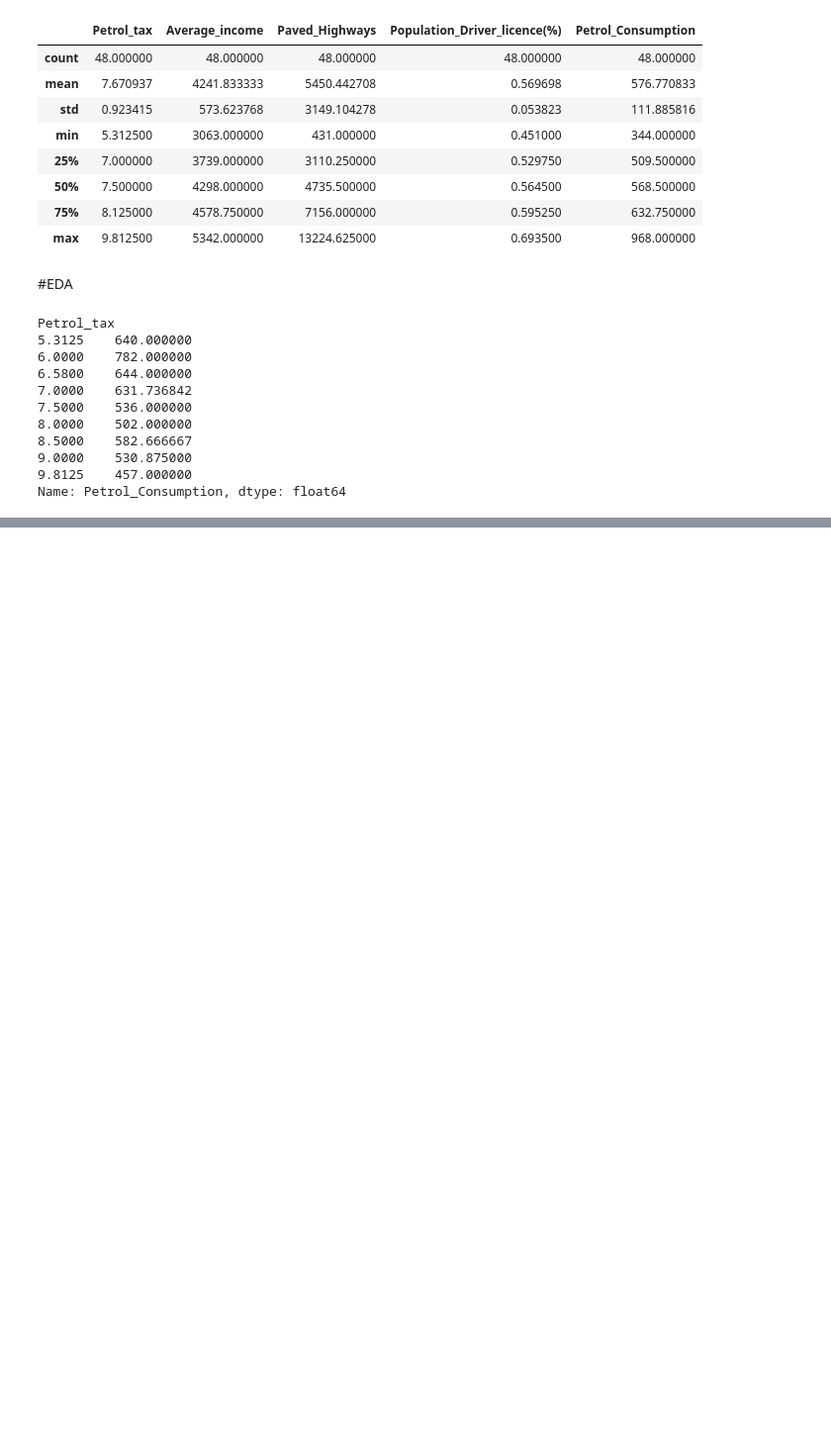
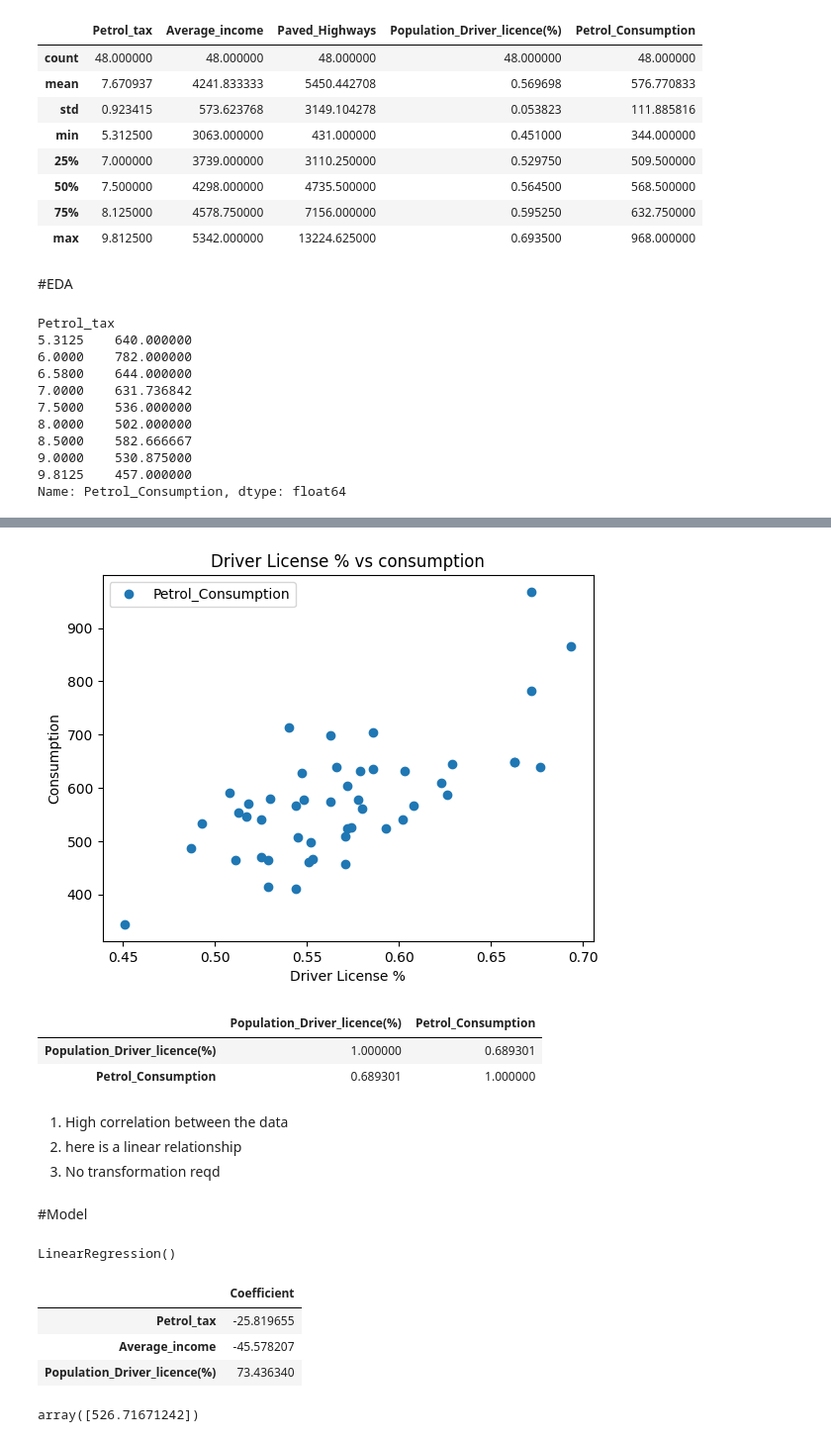
Before and after one commit to Prasanthsrinivas/petrol-consumption, a Jupyter notebook: Petrol_consumption.ipynb, the cells around one changed output, grey strips where cells are left out. Shown: that part at 99% size. Saved outputs shown, nothing was run; the diff lists cells and outputs as text; code cells hidden in the pictures; blank space fills up the shorter version.

```diff
--- a/Petrol_consumption.ipynb
+++ b/Petrol_consumption.ipynb
@@ -130,0 +185,16 @@ Name: Petrol_Consumption, dtype: float64
+# %%
+dataset.plot(x='Population_Driver_licence(%)', y='Petrol_Consumption', style='o')
+plt.title('Driver License % vs consumption')
+plt.xlabel('Driver License %')
+plt.ylabel('Consumption')
+plt.show()
+dataset[['Population_Driver_licence(%)','Petrol_Consumption']].corr()
+# %% [output]
+[figure, added]
+|  | Population_Driver_licence(%) | Petrol_Consumption |
+| Population_Driver_licence(%) | 1.000000 | 0.689301 |
+| Petrol_Consumption | 0.689301 | 1.000000 |
+# %% [markdown]
+1. High correlation between the data
+2. here is a linear relationship
+3. No transformation reqd
@@ -130,0 +214,22 @@ Name: Petrol_Consumption, dtype: float64
+# %% [markdown]
+#Model
+# %%
+from sklearn.linear_model import LinearRegression
+regressor = LinearRegression()
+regressor.fit(X_train_scaled, y_train)
+# %% [output]
+LinearRegression()
+# %%
+coeff_df = pd.DataFrame(regressor.coef_,['Petrol_tax', 'Average_income',
+       'Population_Driver_licence(%)'], columns=['Coefficient'])
+y_pred = regressor.predict(X_test_scaled)
+coeff_df
+# %% [output]
+|  | Coefficient |
+| Petrol_tax | -25.819655 |
+| Average_income | -45.578207 |
+| Population_Driver_licence(%) | 73.436340 |
+# %%
+regressor.predict(scaler.transform(np.array([[8, 3500, 0.5]])))
+# %% [output]
+array([526.71671242])
```
Also changed, not shown: parts of 13 cells of this notebook.
